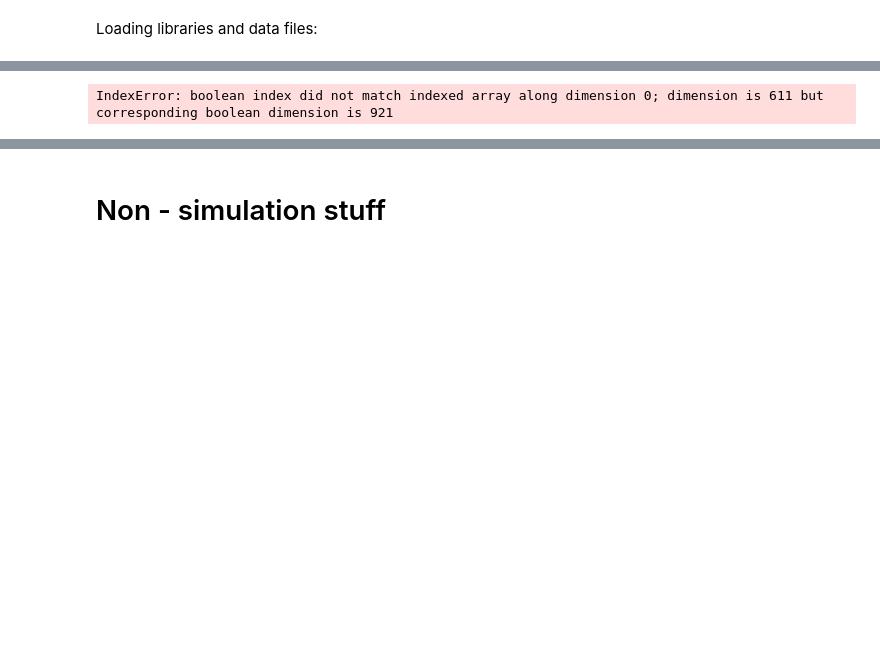
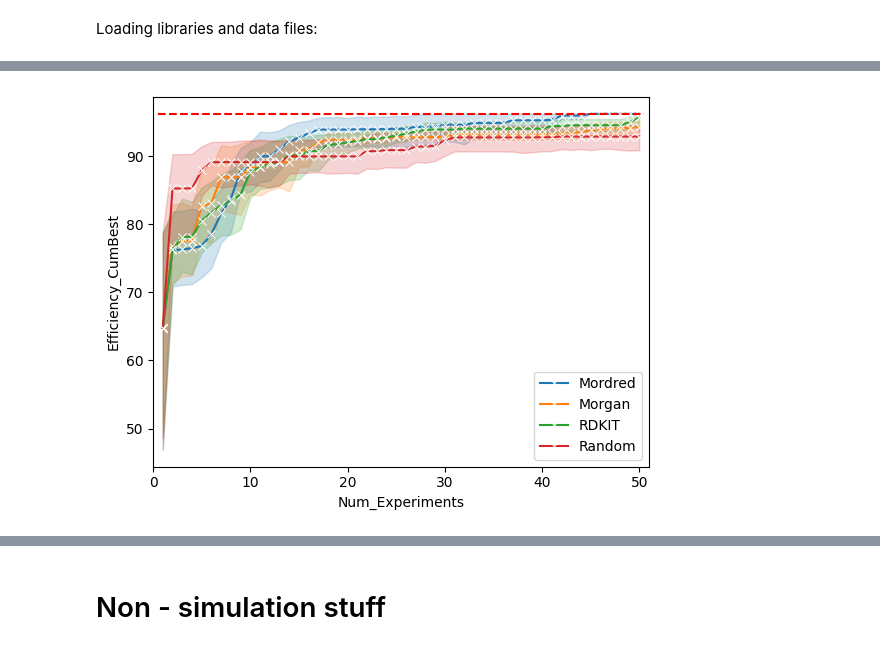
Before and after one commit to AC-BO-Hackathon/project-surface-science-syndicate, a Jupyter notebook: can_baybe-inhibitor.ipynb, the cells around one changed output, grey strips where cells are left out. Cells and saved outputs as stored; diff of their text form; code cells hidden in the pictures; blank space fills up the shorter version.

Commit message:
simulations with multiple parameter sets

```diff
--- a/can_baybe-inhibitor.ipynb
+++ b/can_baybe-inhibitor.ipynb
@@ -125,11 +194,53 @@ scenarios = {"Test_Scenario": campaign, "Random": campaign_rand}
+# %%
+campaign_mordred = Campaign(searchspace=searchspace_mordred, objective=objective)
+campaign_morgan = Campaign(searchspace=searchspace_morgan, objective=objective)
+campaign_rdkit = Campaign(searchspace=searchspace_rdkit, objective=objective)
+
+campaign_rand_mordred = Campaign(
+    searchspace=searchspace_mordred,
+    recommender=TwoPhaseMetaRecommender(recommender=RandomRecommender()),
+    objective=objective,
+)
+campaign_rand_morgan = Campaign(
+    searchspace=searchspace_morgan,
+    recommender=TwoPhaseMetaRecommender(recommender=RandomRecommender()),
+    objective=objective,
+)
+campaign_rand_rdkit = Campaign(
+    searchspace=searchspace_rdkit,
+    recommender=TwoPhaseMetaRecommender(recommender=RandomRecommender()),
+    objective=objective,
+)
+# %%
+scenarios = {"Mordred": campaign_mordred, #"Random": campaign_rand_mordred,
+             "Morgan": campaign_morgan, #"Morgan Random": campaign_rand_morgan,
+             "RDKIT": campaign_rdkit, "Random": campaign_rand_rdkit
+             }
 # %%
+N_MC_ITERATIONS = 10
+N_DOE_ITERATIONS = 50
+BATCH_SIZE = 1
+
 results = simulate_scenarios(
     scenarios,
     lookup,
     batch_size=BATCH_SIZE,
     n_doe_iterations=N_DOE_ITERATIONS,
     n_mc_iterations=N_MC_ITERATIONS,
-    impute_mode="ignore",
+    impute_mode="best",
 )
-# %% [output]
-IndexError: boolean index did not match indexed array along dimension 0; dimension is 611 but corresponding boolean dimension is 921
+# %%
+max_yield = lookup["Efficiency"].max()
+# plot_results = results[results['Scenario'].isin(['Mordred', 'Morgan', 'RDKIT'])]
+
+sns.lineplot(
+    data=results, x="Num_Experiments", y="Efficiency_CumBest", hue="Scenario", marker="x"
+)
+plt.plot([0.5, N_DOE_ITERATIONS+0.5], [max_yield, max_yield], "--r")
+plt.legend(loc="lower right")
+import matplotlib.pyplot as plt
+
+plt.xlim(0, N_DOE_ITERATIONS+1)
+plt.savefig("./AA1000_simulation_10MC_50exp_1batch.png")
+# %% [output]
+[figure, added]
```
Also changed, not shown: parts of 10 cells of this notebook, 2 other files.
